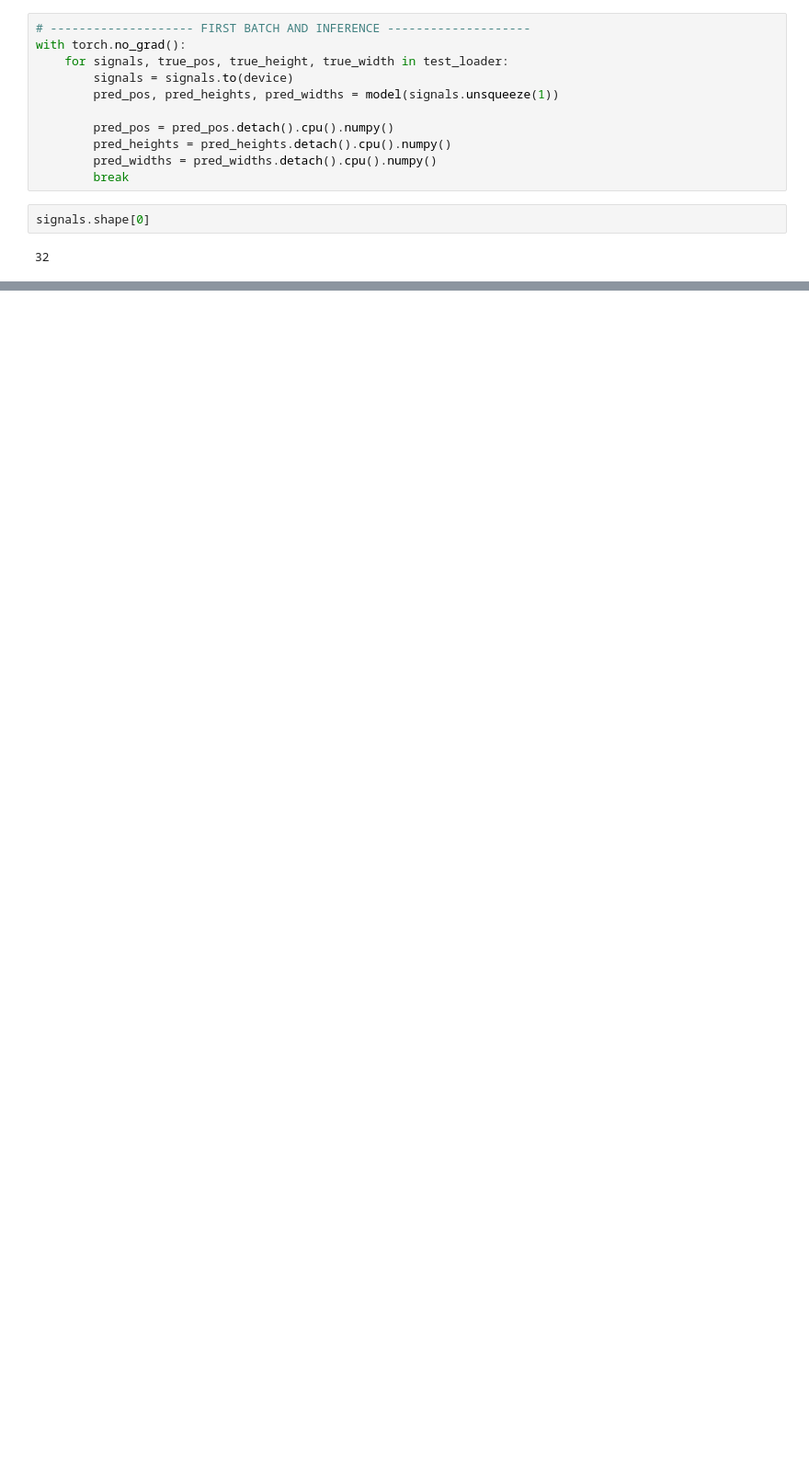
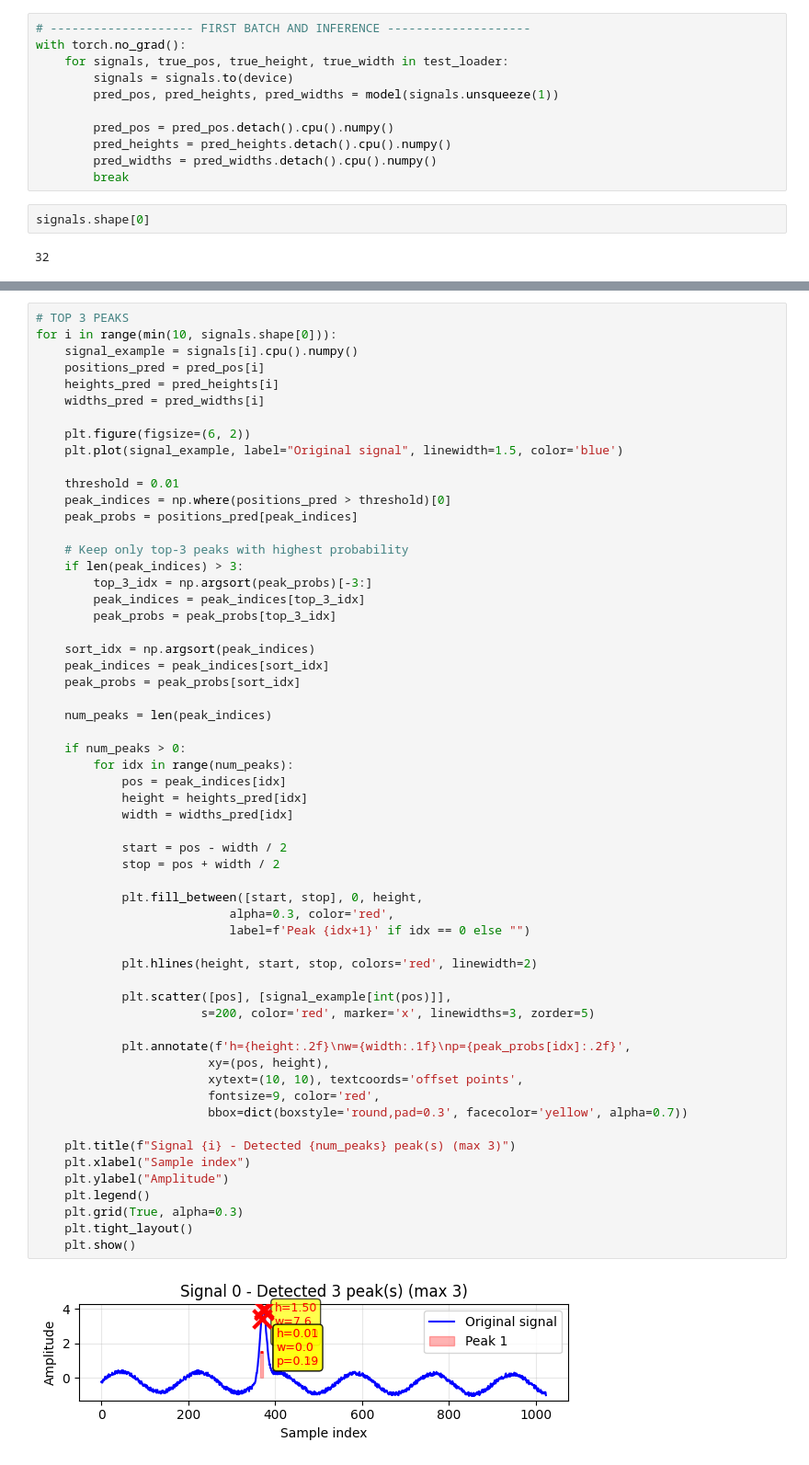
Before and after one commit to fabiolapasini/1DSignalProcessing, a Jupyter notebook: notebooks/test_inference.ipynb, the cells around one changed output, grey strips where cells are left out. Shown at 92% size. Cells and saved outputs as stored; diff of their text form; blank space fills up the shorter version.

```diff
--- a/notebooks/test_inference.ipynb
+++ b/notebooks/test_inference.ipynb
@@ -187,0 +430,60 @@ for i in range(min(32, signals.shape[0])):
+# %%
+# TOP 3 PEAKS
+for i in range(min(10, signals.shape[0])):
+    signal_example = signals[i].cpu().numpy()
+    positions_pred = pred_pos[i]
+    heights_pred = pred_heights[i]
+    widths_pred = pred_widths[i]
+
+    plt.figure(figsize=(6, 2))
+    plt.plot(signal_example, label="Original signal", linewidth=1.5, color='blue')
+
+    threshold = 0.01
+    peak_indices = np.where(positions_pred > threshold)[0]
+    peak_probs = positions_pred[peak_indices]
+
+    # Keep only top-3 peaks with highest probability
+    if len(peak_indices) > 3:
+        top_3_idx = np.argsort(peak_probs)[-3:]
+        peak_indices = peak_indices[top_3_idx]
+        peak_probs = peak_probs[top_3_idx]
+
+    sort_idx = np.argsort(peak_indices)
+    peak_indices = peak_indices[sort_idx]
+    peak_probs = peak_probs[sort_idx]
+
+    num_peaks = len(peak_indices)
+
+    if num_peaks > 0:
+        for idx in range(num_peaks):
+            pos = peak_indices[idx]
+            height = heights_pred[idx]
+            width = widths_pred[idx]
+
+            start = pos - width / 2
+            stop = pos + width / 2
+
+            plt.fill_between([start, stop], 0, height,
+                           alpha=0.3, color='red',
+                           label=f'Peak {idx+1}' if idx == 0 else "")
+
+            plt.hlines(height, start, stop, colors='red', linewidth=2)
+
+            plt.scatter([pos], [signal_example[int(pos)]],
+                       s=200, color='red', marker='x', linewidths=3, zorder=5)
+
+            plt.annotate(f'h={height:.2f}\nw={width:.1f}\np={peak_probs[idx]:.2f}',
+                        xy=(pos, height),
+                        xytext=(10, 10), textcoords='offset points',
+                        fontsize=9, color='red',
+                        bbox=dict(boxstyle='round,pad=0.3', facecolor='yellow', alpha=0.7))
+
+    plt.title(f"Signal {i} - Detected {num_peaks} peak(s) (max 3)")
+    plt.xlabel("Sample index")
+    plt.ylabel("Amplitude")
+    plt.legend()
+    plt.grid(True, alpha=0.3)
+    plt.tight_layout()
+    plt.show()
+# %% [output]
+[figure, added]
```
Also changed, not shown: parts of 11 cells of this notebook, 5 other files.
